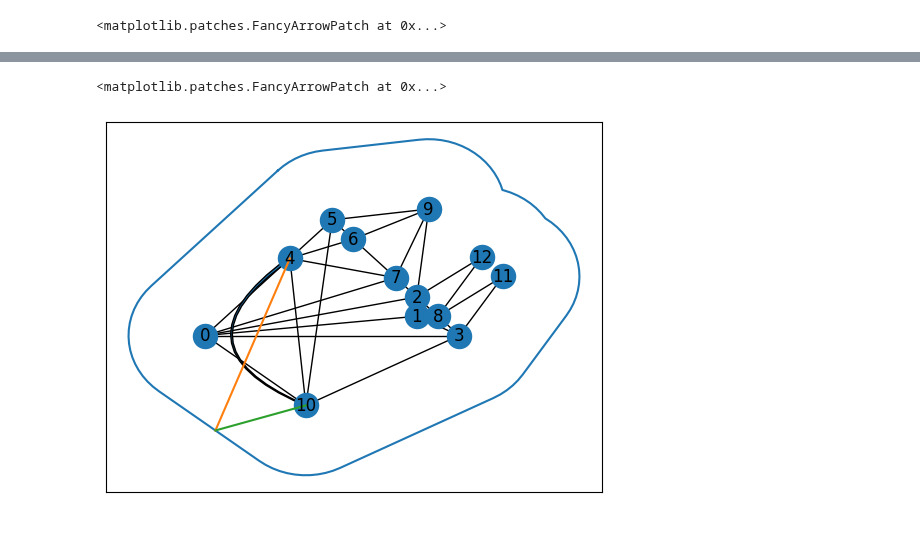
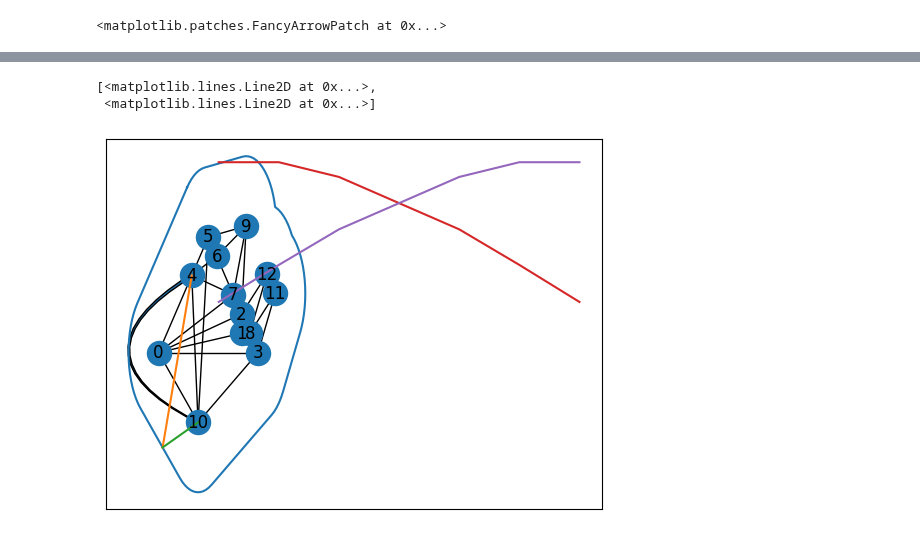
Before and after one commit to juliet29/bisht2022, a Jupyter notebook: test22_four_comp_curves.ipynb, the cells around one changed output, grey strips where cells are left out. Cells and saved outputs as stored; diff of their text form; code cells hidden in the pictures.

```diff
--- a/test22_four_comp_curves.ipynb
+++ b/test22_four_comp_curves.ipynb
@@ -31,7 +31,7 @@ ic| o: 2, direction: <CardinalDirections.WEST: 1>, ix: 11
 ic| o: 3, direction: <CardinalDirections.NORTH: 2>, ix: 12
 ic| o: 0, direction: <CardinalDirections.EAST: 3>, ix: 9
 # %%
-fe=FourCompleteEdges(GraphData(locs.G, locs.embed), b.boundary_line_string )
+fe=FourCompleteEdgesArchive(GraphData(locs.G, locs.embed), b.boundary_line_string )
 fe.run()
 # %% [output]
 ic| edge: (4, 10)
@@ -66,0 +69,2 @@ fe.curve
+# %%
+arc = Arc(xy=(0,0), width=1, height=1, angle=0, theta1=0, theta2=90)
@@ -67,17 +85,21 @@ fe.curve
 # %%
 fig = plt.figure()
 
 ax = plt.axes()
 
 
 nx.draw_networkx(locs.G, locs.embed, ax=ax)
 ax.plot(d["buffer"].x, d["buffer"].y)
 ax.plot(d["vec1"].x, d["vec1"].y)
 ax.plot(d["vec2"].x, d["vec2"].y)
 ax.add_patch(fe.curve)
+# ax.add_patch(arc)
+
+ax.plot(arc.get_path().vertices)
 
 
 # plt.plot(fe.curve)
 # %% [output]
-<matplotlib.patches.FancyArrowPatch at 0x...>
+[<matplotlib.lines.Line2D at 0x...>,
+ <matplotlib.lines.Line2D at 0x...>]
-[figure, old version]
+[figure, new version]
```
Also changed, not shown: parts of 5 cells of this notebook, 4 other files.
